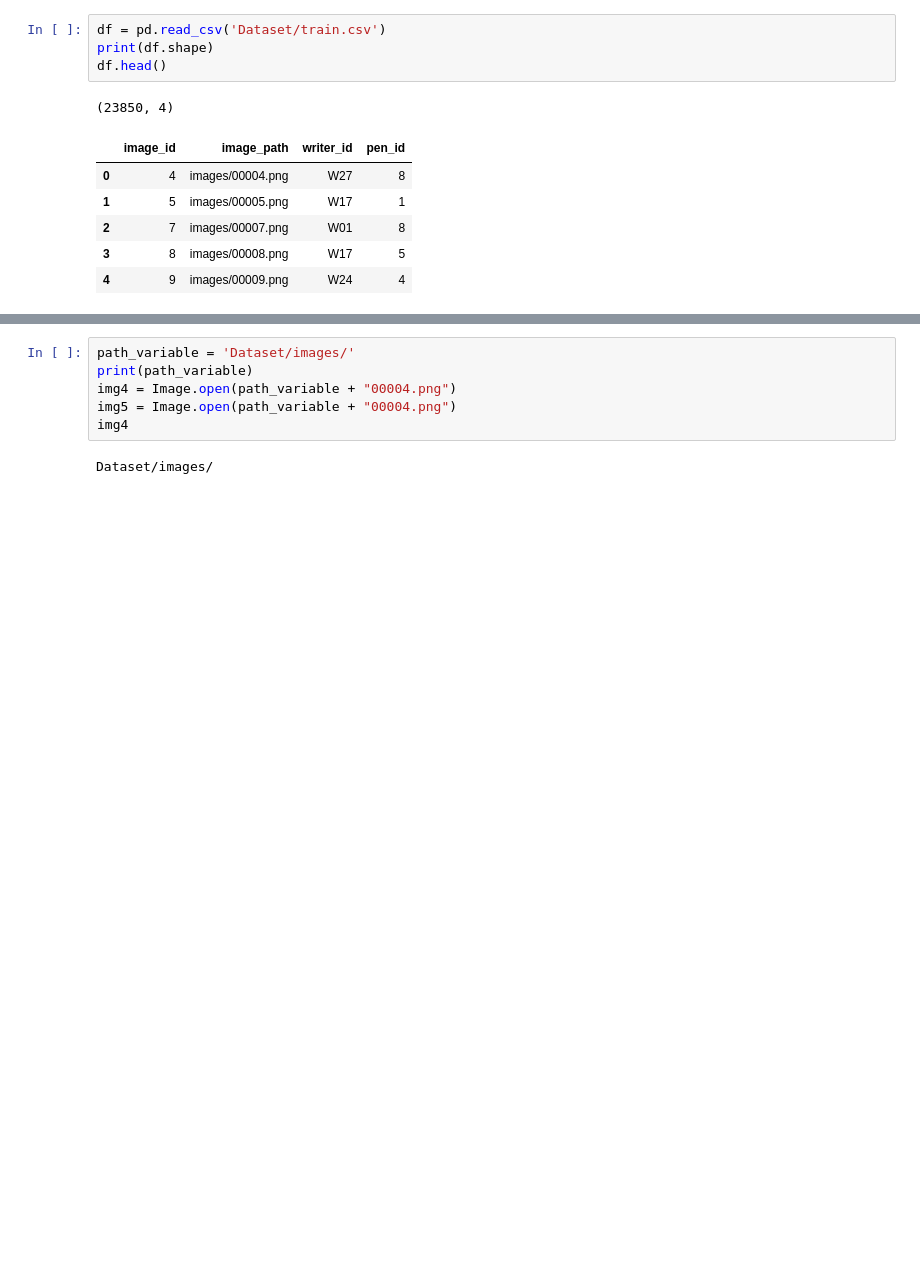
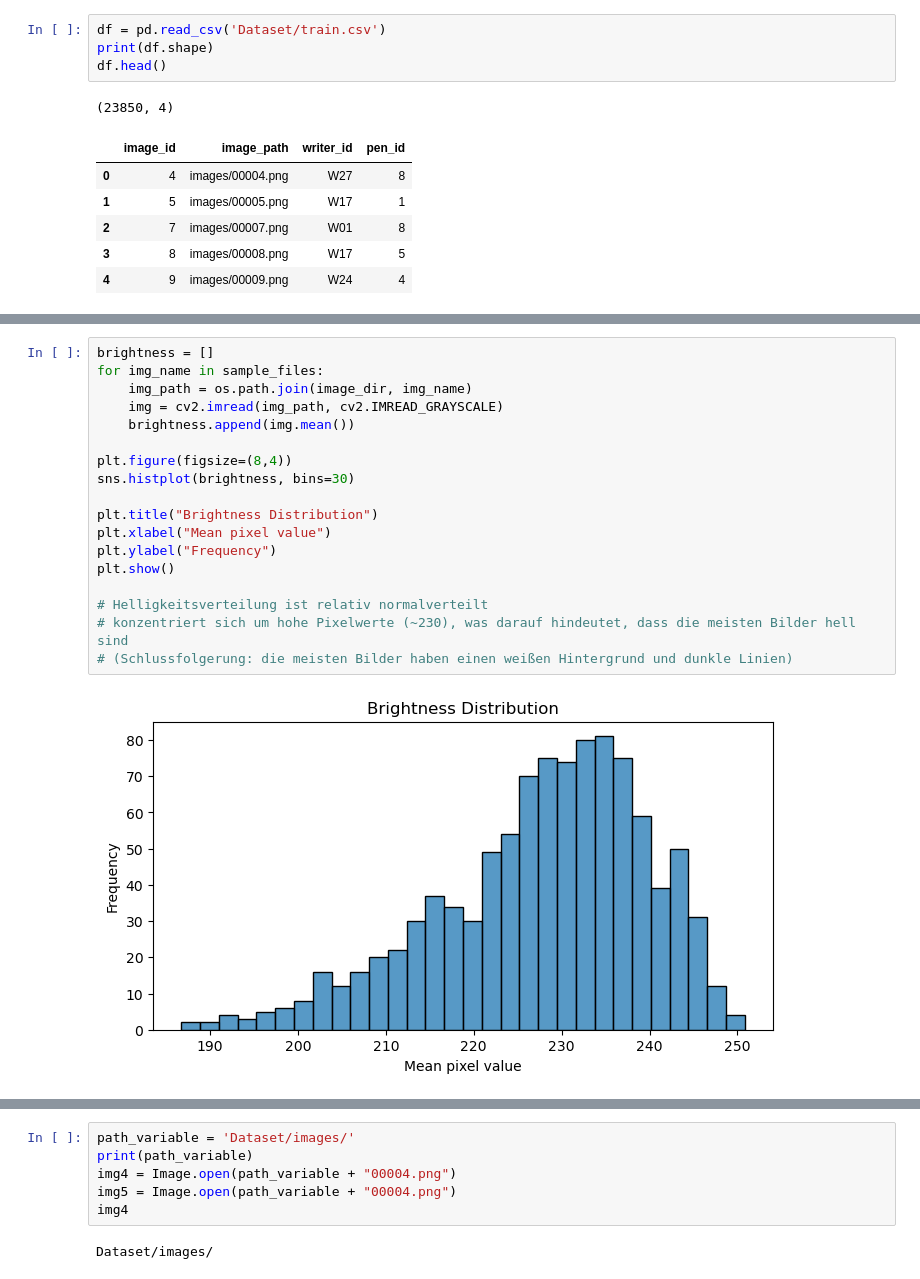
Before and after one commit to CGD16/ICDAR-2026---CircleID-Writer-Identification, a Jupyter notebook: Exploratory_Data_Analysis.ipynb, the cells around one changed output, grey strips where cells are left out. Drawn from its saved outputs; the diff is of its cells as text; blank space fills up the shorter version.

```diff
--- a/Exploratory_Data_Analysis.ipynb
+++ b/Exploratory_Data_Analysis.ipynb
@@ -24,0 +118,20 @@ df.head()
+# %%
+brightness = []
+for img_name in sample_files:
+    img_path = os.path.join(image_dir, img_name)
+    img = cv2.imread(img_path, cv2.IMREAD_GRAYSCALE)
+    brightness.append(img.mean())
+
+plt.figure(figsize=(8,4))
+sns.histplot(brightness, bins=30)
+
+plt.title("Brightness Distribution")
+plt.xlabel("Mean pixel value")
+plt.ylabel("Frequency")
+plt.show()
+
+# Helligkeitsverteilung ist relativ normalverteilt
+# konzentriert sich um hohe Pixelwerte (~230), was darauf hindeutet, dass die meisten Bilder hell sind
+# (Schlussfolgerung: die meisten Bilder haben einen weißen Hintergrund und dunkle Linien)
+# %% [output]
+[figure, added]
```
Also changed, not shown: parts of 16 cells of this notebook.
